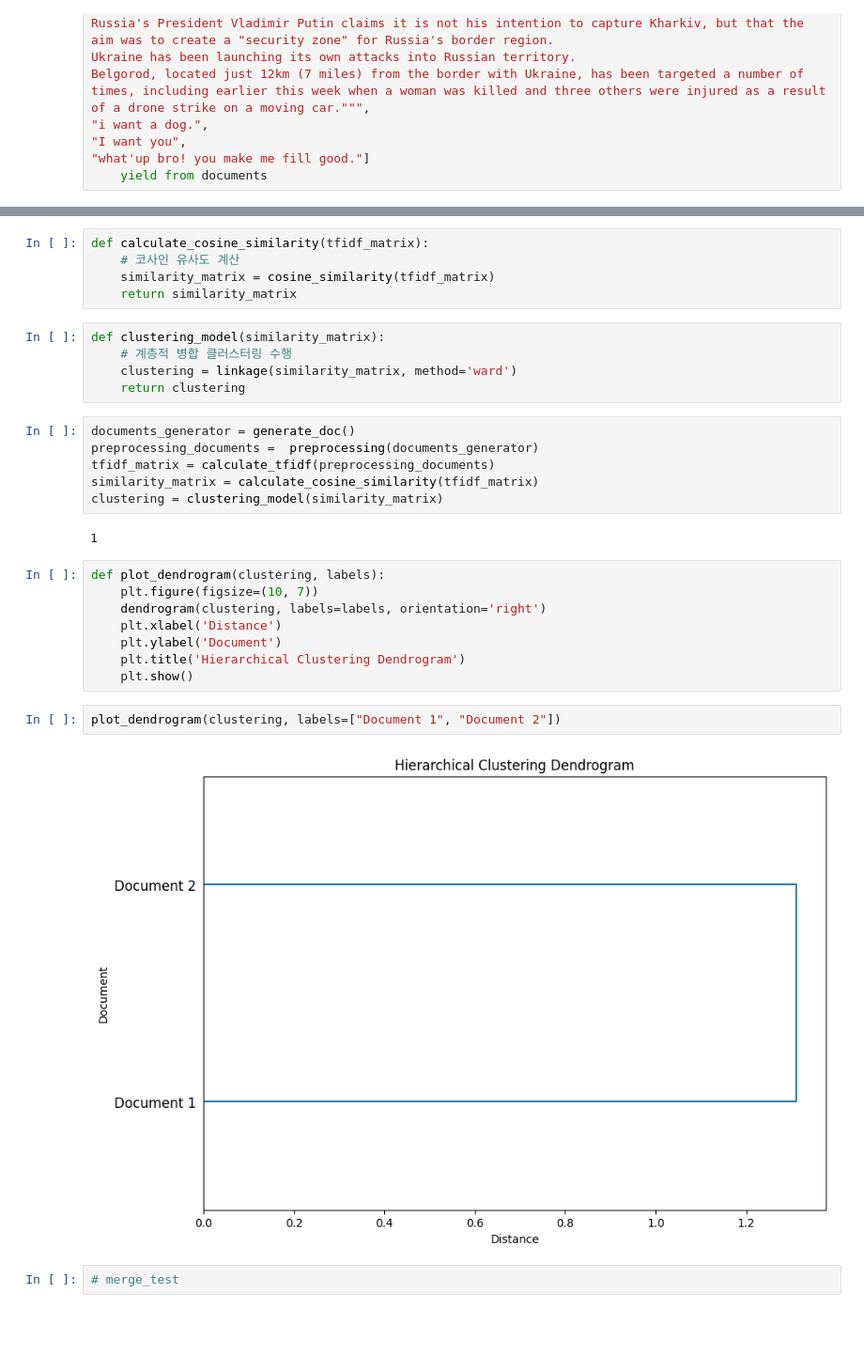
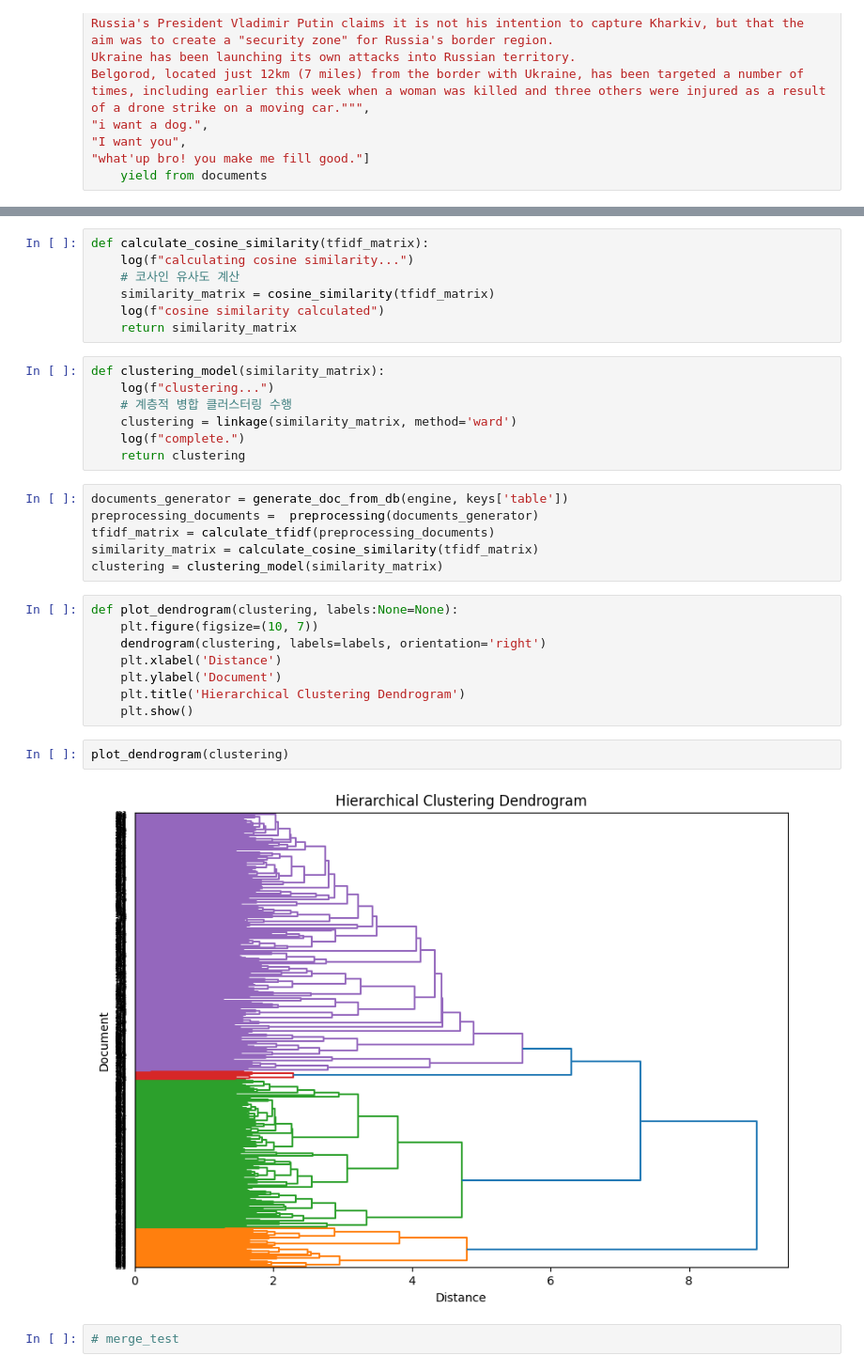
Before and after one commit to yjyj989812/Naver_news_Clustering_RE, a Jupyter notebook: src/tfidf.ipynb, the cells around one changed output, grey strips where cells are left out. Shown: that part at 94% size. Saved outputs shown, nothing was run; the diff lists cells and outputs as text; blank space fills up the shorter version.

```diff
--- a/src/tfidf.ipynb
+++ b/src/tfidf.ipynb
@@ -74,24 +119,26 @@ def calculate_tfidf(documents_generator):
     return tfidf_matrix
 # %%
 def calculate_cosine_similarity(tfidf_matrix):
+    log(f"calculating cosine similarity...")
     # 코사인 유사도 계산
     similarity_matrix = cosine_similarity(tfidf_matrix)
+    log(f"cosine similarity calculated")
     return similarity_matrix
 # %%
 def clustering_model(similarity_matrix):
+    log(f"clustering...")
     # 계층적 병합 클러스터링 수행
     clustering = linkage(similarity_matrix, method='ward')
+    log(f"complete.")
     return clustering
 # %%
-documents_generator = generate_doc()
+documents_generator = generate_doc_from_db(engine, keys['table'])
 preprocessing_documents =  preprocessing(documents_generator)
 tfidf_matrix = calculate_tfidf(preprocessing_documents)
 similarity_matrix = calculate_cosine_similarity(tfidf_matrix)
 clustering = clustering_model(similarity_matrix)
-# %% [output]
-1
 # %%
-def plot_dendrogram(clustering, labels):
+def plot_dendrogram(clustering, labels:None=None):
     plt.figure(figsize=(10, 7))
     dendrogram(clustering, labels=labels, orientation='right')
     plt.xlabel('Distance')
@@ -99,8 +146,8 @@ def plot_dendrogram(clustering, labels):
     plt.title('Hierarchical Clustering Dendrogram')
     plt.show()
 # %%
-plot_dendrogram(clustering, labels=["Document 1", "Document 2"])
+plot_dendrogram(clustering)
 # %% [output]
-[figure, old version]
+[figure, new version]
 # %%
 # merge_test
```
Also changed, not shown: parts of 5 cells of this notebook, 7 other files.
